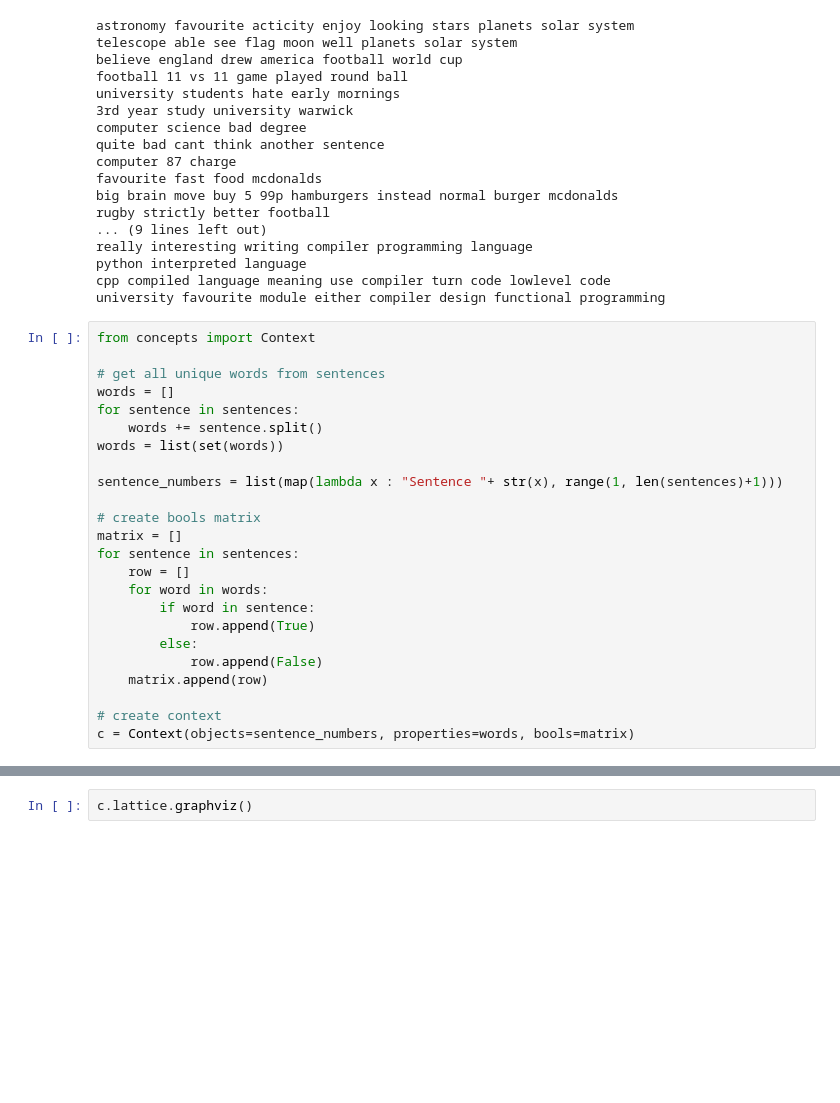
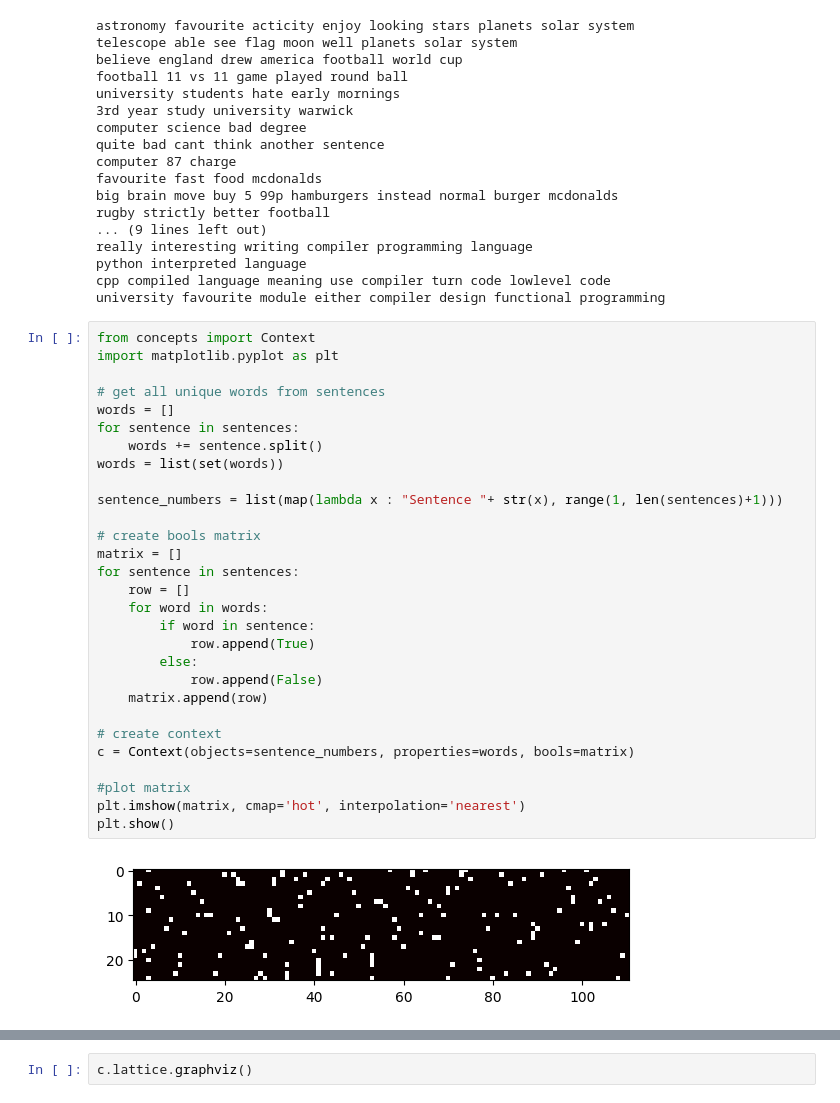
Before and after one commit to jfitz02/FCA-demo, a Jupyter notebook: notebook.ipynb, the cells around one changed output, grey strips where cells are left out. Saved outputs shown, nothing was run; the diff lists cells and outputs as text; blank space fills up the shorter version.

```diff
--- a/notebook.ipynb
+++ b/notebook.ipynb
@@ -64,28 +64,35 @@ cpp compiled language meaning use compiler turn code lowlevel code
 university favourite module either compiler design functional programming
 # %%
 from concepts import Context
+import matplotlib.pyplot as plt
 
 # get all unique words from sentences
 words = []
 for sentence in sentences:
     words += sentence.split()
 words = list(set(words))
 
 sentence_numbers = list(map(lambda x : "Sentence "+ str(x), range(1, len(sentences)+1)))
 
 # create bools matrix
 matrix = []
 for sentence in sentences:
     row = []
     for word in words:
         if word in sentence:
             row.append(True)
         else:
             row.append(False)
     matrix.append(row)
 
 # create context
 c = Context(objects=sentence_numbers, properties=words, bools=matrix)
+
+#plot matrix
+plt.imshow(matrix, cmap='hot', interpolation='nearest')
+plt.show()
+# %% [output]
+[figure, added]
 # %%
 import random
 #get random int from 0 to len(sentences)
```
Also changed, not shown: parts of 5 cells of this notebook.
